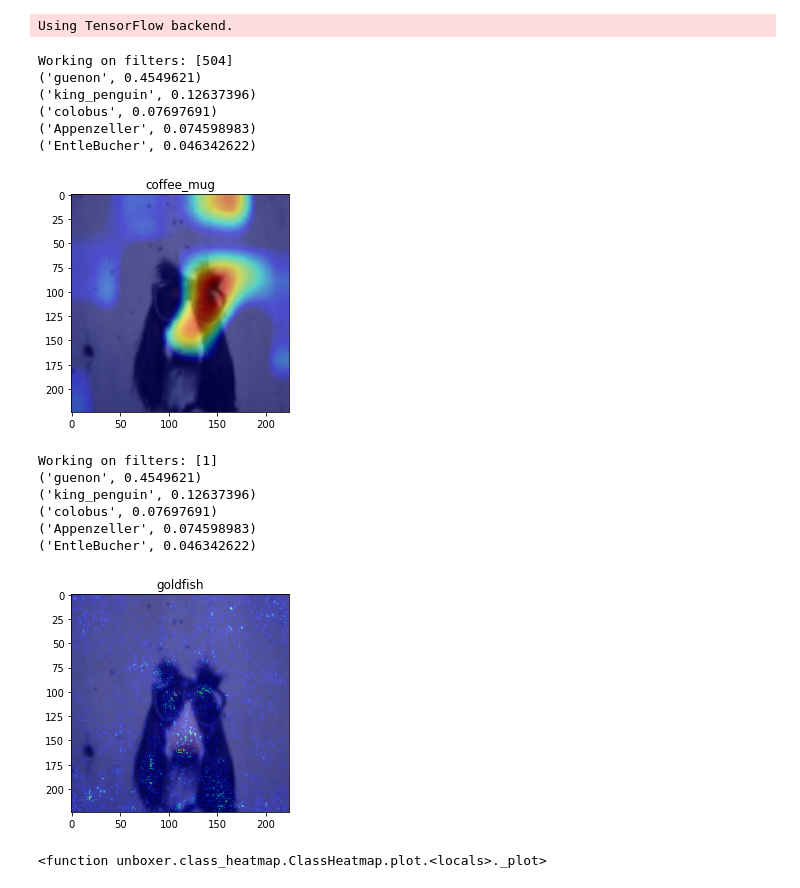
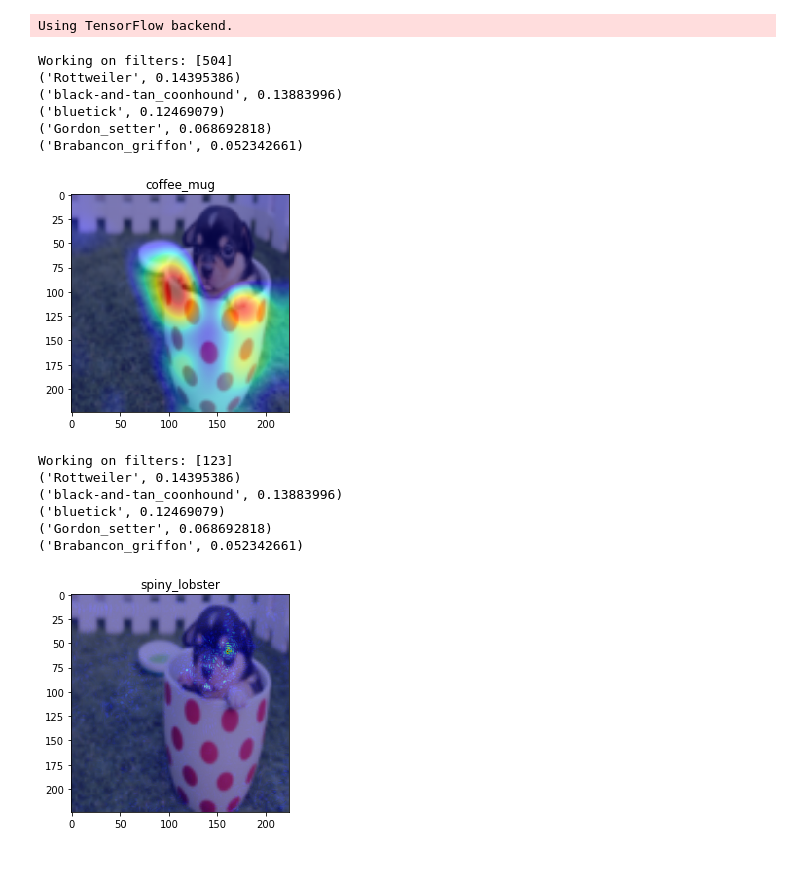
Before and after one commit to Tavpritesh/unblackboxing_webinar, a Jupyter notebook: Class Activation Map aka 'Where do you see that dog neural net?'.ipynb, the cells around one changed output. Drawn from its saved outputs; the diff is of its cells as text; code cells hidden in the pictures.

```diff
--- a/Class Activation Map aka 'Where do you see that dog neural net?'.ipynb
+++ b/Class Activation Map aka 'Where do you see that dog neural net?'.ipynb
@@ -12,24 +12,23 @@ Using TensorFlow backend.
 cam = ClassHeatmap(model_architecture='vgg16',
                          img_shape=(224,224))
 # %%
-IMG_PATH = '/mnt/ml-team/homes/jakub.czakon/.unblackboxing_webinar_data/data/dogs/input/dog_glasses.png'
+IMG_PATH = '/mnt/ml-team/homes/jakub.czakon/.unblackboxing_webinar_data/data/dogs/input/dog_in_a_mug.png'
 cam.plot_cam(img_path=IMG_PATH)
 # %% [output]
 Working on filters: [504]
-('guenon', 0.4549621)
-('king_penguin', 0.12637396)
-('colobus', 0.07697691)
-('Appenzeller', 0.074598983)
-('EntleBucher', 0.046342622)
+('Rottweiler', 0.14395386)
+('black-and-tan_coonhound', 0.13883996)
+('bluetick', 0.12469079)
+('Gordon_setter', 0.068692818)
+('Brabancon_griffon', 0.052342661)
-[figure, old version]
+[figure, new version]
 # %%
 cam.plot_saliency(img_path=IMG_PATH)
 # %% [output]
-Working on filters: [1]
-('guenon', 0.4549621)
-('king_penguin', 0.12637396)
-('colobus', 0.07697691)
-('Appenzeller', 0.074598983)
-('EntleBucher', 0.046342622)
+Working on filters: [123]
+('Rottweiler', 0.14395386)
+('black-and-tan_coonhound', 0.13883996)
+('bluetick', 0.12469079)
+('Gordon_setter', 0.068692818)
+('Brabancon_griffon', 0.052342661)
-[figure, old version]
+[figure, new version]
-<function unboxer.class_heatmap.ClassHeatmap.plot.<locals>._plot>
```
Also changed, not shown: 6 other files.
